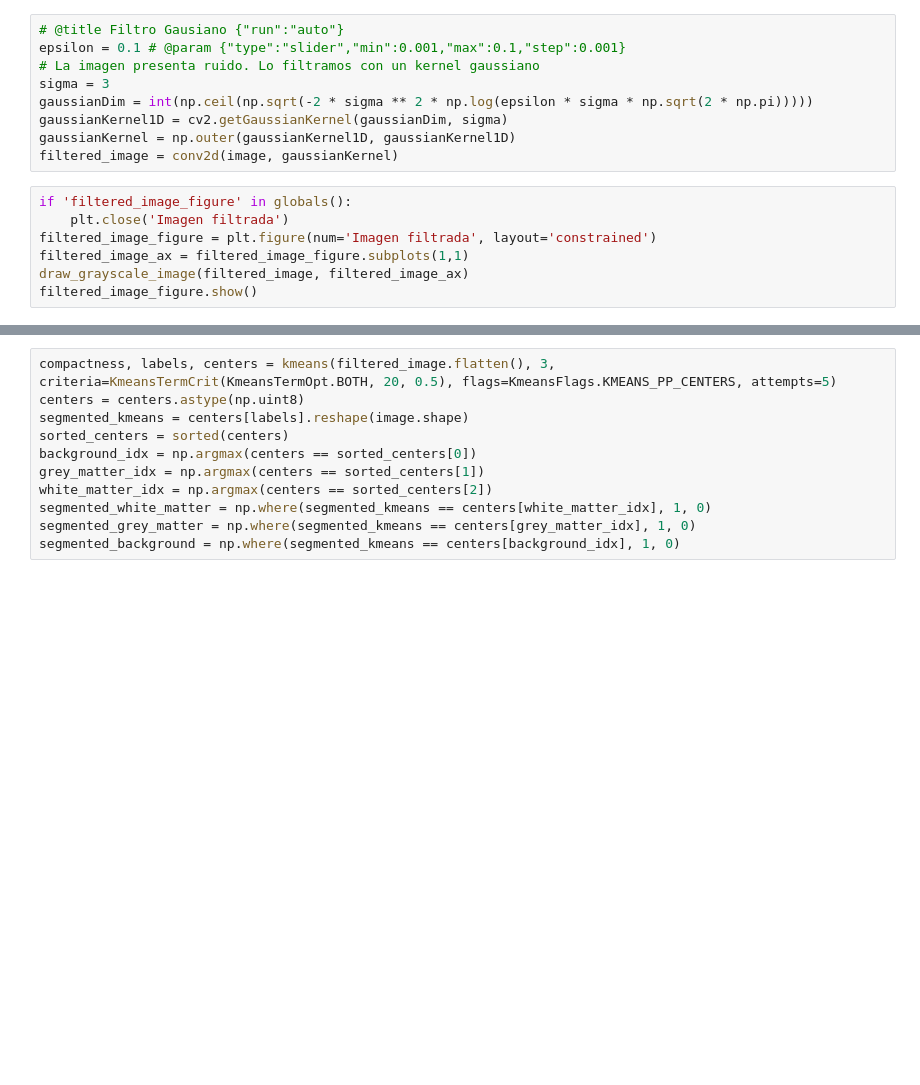
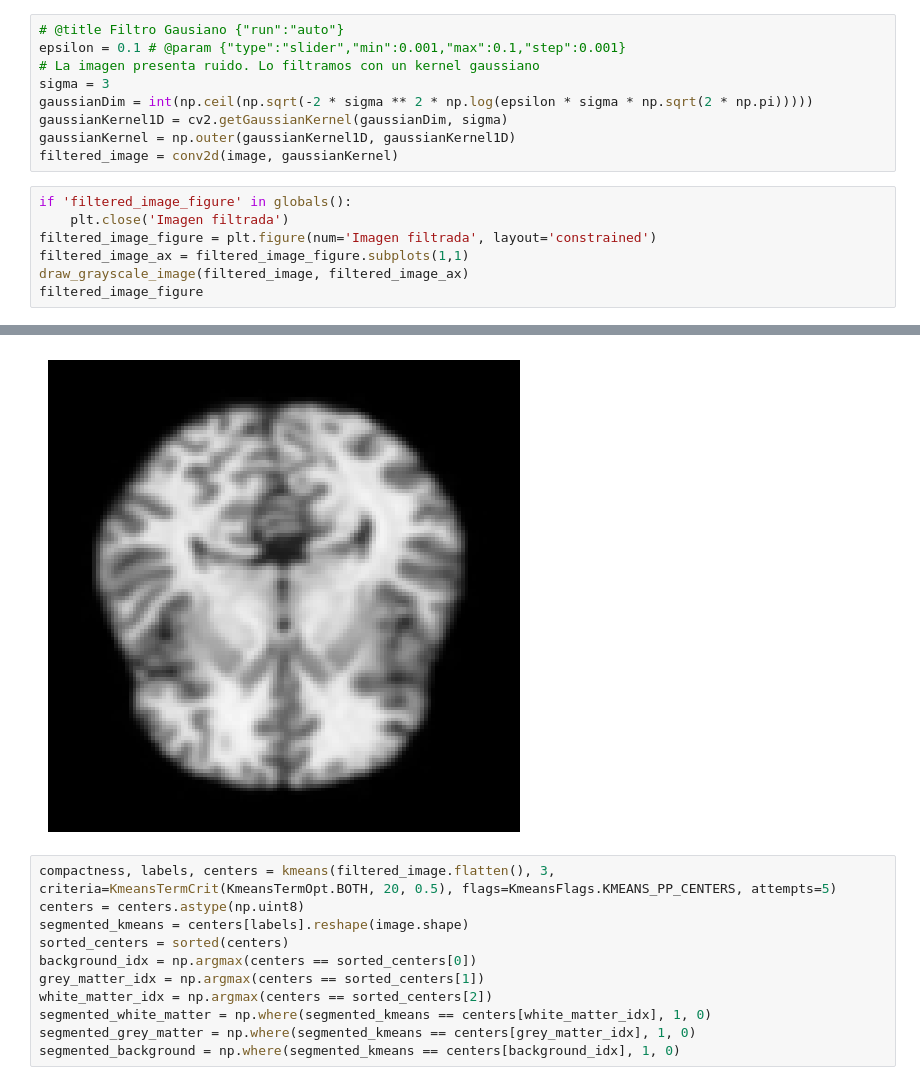
Before and after one commit to josulas/Biomedical-Image-Processing-Final-Assignment, a Jupyter notebook: tests.ipynb, the cells around one changed output, grey strips where cells are left out. Drawn from its saved outputs; the diff is of its cells as text; blank space fills up the shorter version.

```diff
--- a/tests.ipynb
+++ b/tests.ipynb
@@ -99,13 +103,14 @@ filtered_image = conv2d(image, gaussianKernel)
 # %%
 if 'filtered_image_figure' in globals():
     plt.close('Imagen filtrada')
 filtered_image_figure = plt.figure(num='Imagen filtrada', layout='constrained')
 filtered_image_ax = filtered_image_figure.subplots(1,1)
 draw_grayscale_image(filtered_image, filtered_image_ax)
-filtered_image_figure.show()
+filtered_image_figure
 # %% [output]
 [interactive output not drawn]
 [interactive output not drawn]
+[figure, added]
 # %%
 compactness, labels, centers = kmeans(filtered_image.flatten(), 3, criteria=KmeansTermCrit(KmeansTermOpt.BOTH, 20, 0.5), flags=KmeansFlags.KMEANS_PP_CENTERS, attempts=5)
 centers = centers.astype(np.uint8)
```
Also changed, not shown: parts of 3 cells of this notebook, 2 other files.
